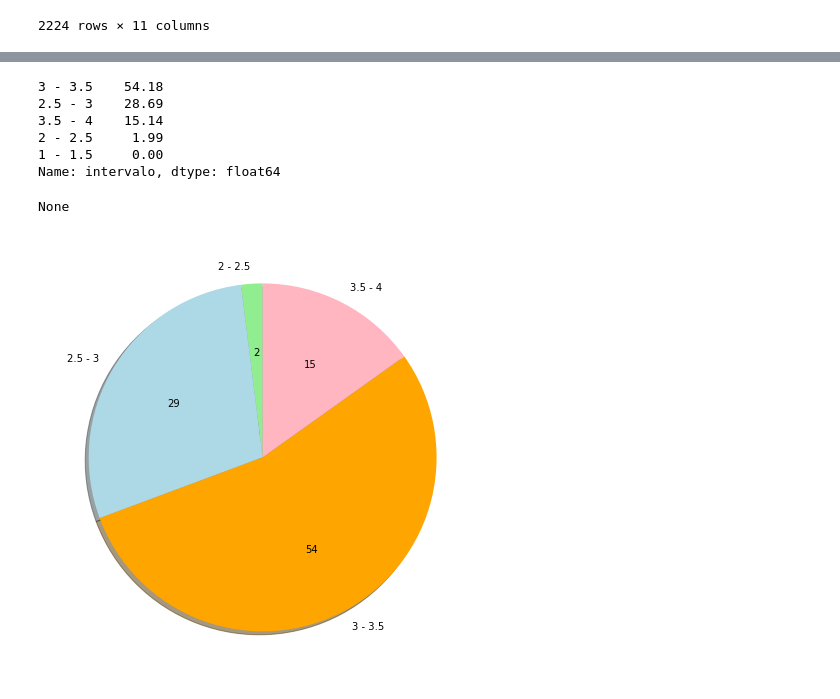
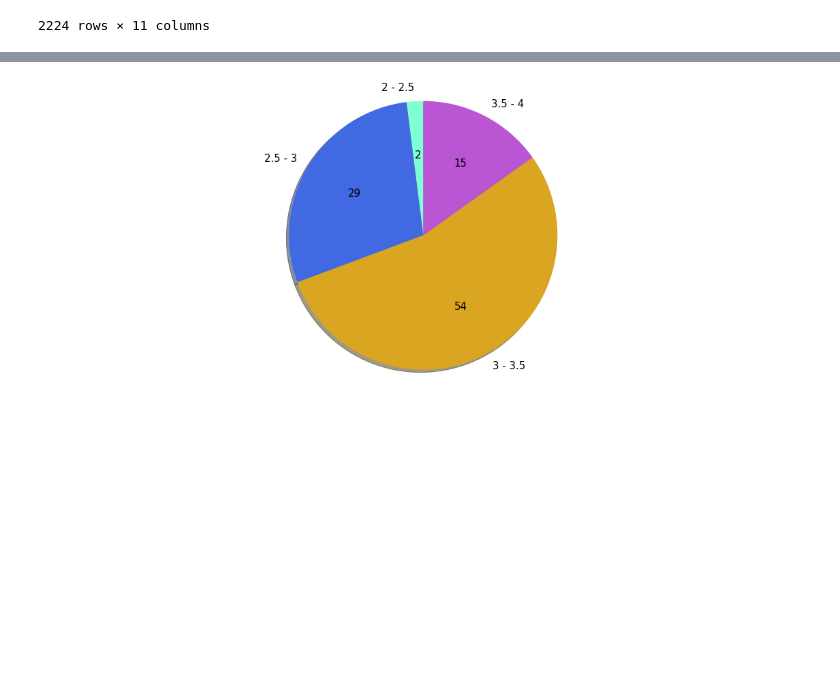
Before and after one commit to Pedro2712/Projeto_2-ciedados, a Jupyter notebook: Projeto 2 - Ciedados.ipynb, the cells around one changed output, grey strips where cells are left out. Cells and saved outputs as stored; diff of their text form; code cells hidden in the pictures; blank space fills up the shorter version.

```diff
--- a/Projeto 2 - Ciedados.ipynb
+++ b/Projeto 2 - Ciedados.ipynb
@@ -123,8 +121,8 @@ round(pd.crosstab(dados.cia, dados.rating, normalize=True)*100, 4)
 # %%
+# Criando um dicionário com o nome de cada empresa e sua respectiva média de Rating
+
 dicionario= {}
-lista= []
 for i in dados.loc[:,"cia"]:
     if i not in dicionario:
         dicionario[i]= round(np.mean(dados.loc[dados.cia== i, "rating"]), 2)
-        lista.append(round(np.mean(dados.loc[dados.cia== i, "rating"]), 2))
 # %%
@@ -180,14 +178,0 @@ novo
-# %%
-bins = pd.IntervalIndex.from_tuples([(1, 1.5), (1.5, 2), (2, 2.5), (2.5, 3), (3, 3.5), (3.5, 4)])
-a = pd.cut(lista, bins)
-b= pd.Series(a)
-b= (b.value_counts(normalize= True)*100).round(2)
-b= b.sort_values()
-(novo.sort_values("intervalo").intervalo.value_counts(normalize= True)*100).round(2)
-# %% [output]
-3 - 3.5    54.18
-2.5 - 3    28.69
-3.5 - 4    15.14
-2 - 2.5     1.99
-1 - 1.5     0.00
-Name: intervalo, dtype: float64
@@ -196,16 +179,23 @@ a= (novo.sort_values("intervalo").intervalo.value_counts(normalize= True)*100).r
 # %%
-def plota_pizza_1():
-    labels = ['2 - 2.5', '2.5 - 3', '3 - 3.5', '3.5 - 4']
-    titulos = [a[1], a[2], a[3], a[4]]
-    cores = ['lightgreen', 'lightblue', 'orange', 'lightpink']
-    total = sum(titulos)
-    plt.figure(figsize=(20, 8))
-    plt.pie(titulos, labels=labels, colors=cores, autopct=lambda p: '{:.0f}'.format(p * total / 100), shadow=True, startangle=90)
+# Plotando um gráfico de pizza que apresenta a porcentagem de ocorrências de cada intervalo
 
-# Determina que as proporções sejam iguais ('equal') de modo a desenhar o círculo
-print(plota_pizza_1())
-# plt.axis('equal')
-# plt.show()
+a= (novo.sort_values("intervalo").intervalo.value_counts(normalize= True)*100).round(2)
+
+labels = ['2 - 2.5', '2.5 - 3', '3 - 3.5', '3.5 - 4']
+titulos = [a[1], a[2], a[3], a[4]]
+cores = ['#7FFFD4', '#4169E1', '#DAA520', '#BA55D3']
+total = sum(titulos)
+
+plt.figure(figsize=(20, 8))
+
+plt.pie(titulos, labels=labels, colors=cores, autopct=lambda p: '{:.0f}'.format(p * total / 100), shadow=True, startangle=90)
+
+
+# O [1] muda o tamanho da fonte externa. O [2] muda o tamanho da fonte interna
+plt.rcParams['xtick.labelsize'] = 15  #[1]
+plt.rcParams.update({'font.size': 15}) #[2]
+
+plt.axis('equal')
+plt.show()
 # %% [output]
-None
-[figure, old version]
+[figure, new version]
```
Also changed, not shown: parts of 9 cells of this notebook.
